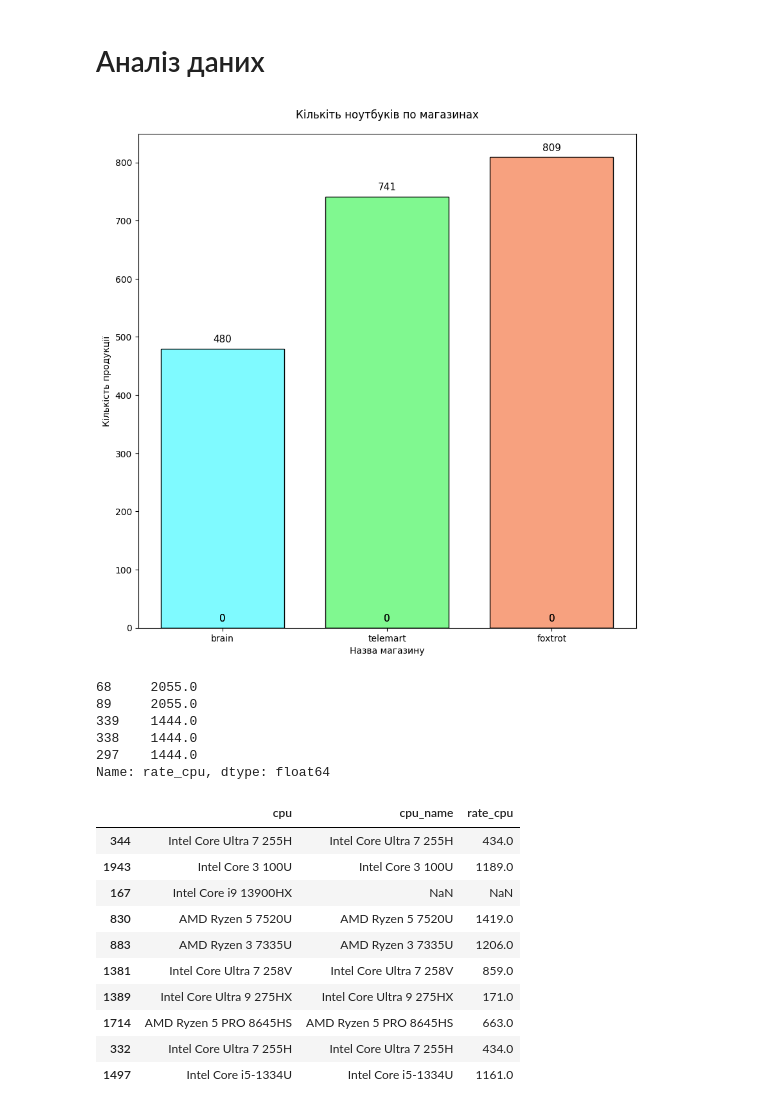
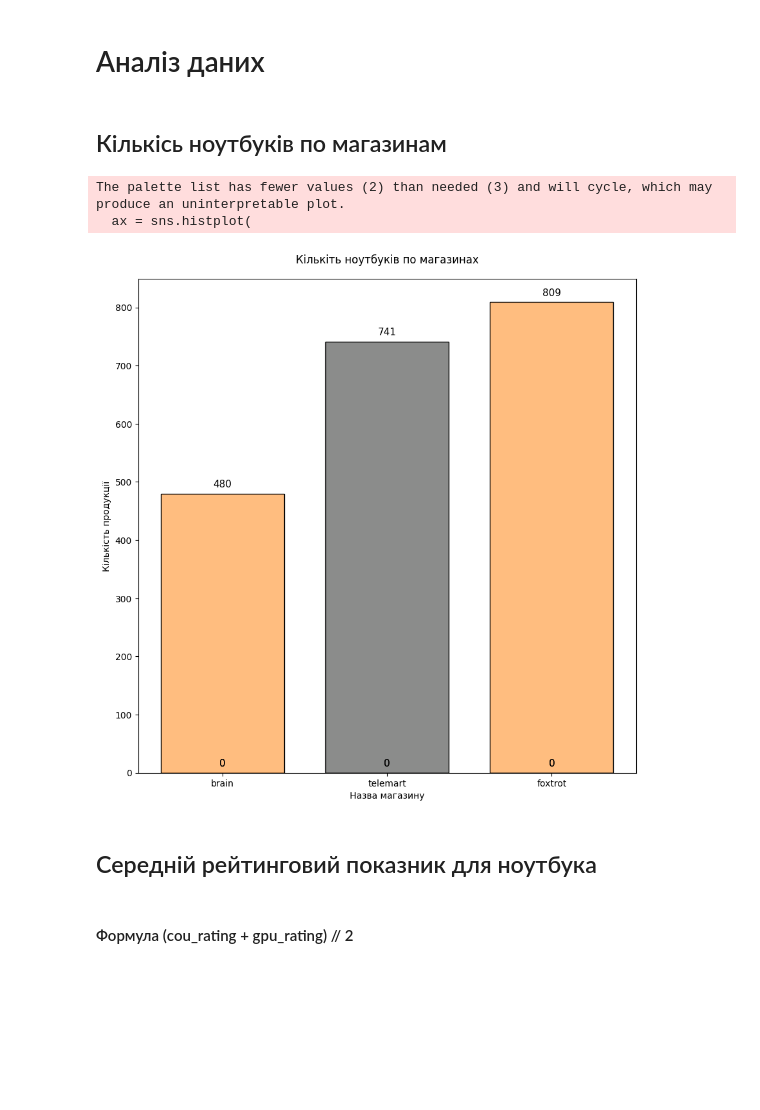
Before and after one commit to TopolyaNOT/laptop_analysis, a Jupyter notebook: test.ipynb, the cells around one changed output. Drawn from its saved outputs; the diff is of its cells as text; code cells hidden in the pictures; blank space fills up the shorter version.

```diff
--- a/test.ipynb
+++ b/test.ipynb
@@ -211,7 +115,6 @@ laptop_rating = laptop_rating.rename(columns={
     'full_name_y':'cpu_name',
     'full_name_x': 'laptop_name'}
     )
-laptop_rating[['rate_cpu', 'rate_gpu', 'cores', 'threads', 'year_cpu', 'year_gpu']] = laptop_rating[['rate_cpu', 'rate_gpu', 'cores', 'threads', 'year_cpu', 'year_gpu']]
 laptop_rating = laptop_rating.drop_duplicates()
 laptop_rating.info()
 # %% [output]
@@ -245,53 +148,48 @@ def get_spec(string: str, key: str) -> str | None:
         return None
 # %% [markdown]
 # Аналіз даних
+# %% [markdown]
+## Кількісь ноутбуків по магазинам
 # %%
-palette = ["#01F7FF", "#03F323", "#F14501"]
+from typing import cast
+import matplotlib.container as mcontainer
+
+
+palette = ["#FF7C01", "#181A18"]
 
 
 plt.figure(figsize=[10, 10])
 ax = sns.histplot(
     x='shop',
     data=laptop_rating,
     hue='shop',
     shrink=0.75,
     palette=palette,
     edgecolor='black',
     legend=False,
     cbar=True
 )
+
+
 for container in ax.containers:
-    ax.bar_label(container, fontsize=11, padding=5,
-                 label_type='edge', fmt='%d')
+    ax.bar_label(
+        cast(mcontainer.BarContainer, container),
+        fontsize=11,
+        padding=5,
+        label_type='edge',
+        fmt='%d'
+    )
 plt.title("Кількіть ноутбуків по магазинах", y=1.02)
 plt.xlabel("Назва магазину")
 plt.ylabel("Кількість продукції")
 plt.show()
 # %% [output]
+The palette list has fewer values (2) than needed (3) and will cycle, which may produce an uninterpretable plot.
+  ax = sns.histplot(
-[figure, old version]
+[figure, new version]
-# %%
-laptop_rating[laptop_rating['shop']=='brain']['rate_cpu'].sort_values(ascending=False).head()
-# %% [output]
-68     2055.0
-89     2055.0
-339    1444.0
-338    1444.0
-297    1444.0
-Name: rate_cpu, dtype: float64
+# %% [markdown]
+## Середній рейтинговий показник для ноутбука
+# %% [markdown]
+#### Формула  (cou_rating + gpu_rating) // 2
 # %%
 laptop_rating["avg_perf_score"] = (laptop_rating['rate_cpu'] + laptop_rating['rate_gpu']) // 2
-laptop_rating.sort_values(by=['avg_perf_score', 'price'])
-laptop_rating[['cpu', 'cpu_name', "rate_cpu"]].sample(10)
-# 'gpu', 'gpu_name', 'rate_gpu'
-# %% [output]
-|  | cpu | cpu_name | rate_cpu |
-| 344 | Intel Core Ultra 7 255H | Intel Core Ultra 7 255H | 434.0 |
-| 1943 | Intel Core 3 100U | Intel Core 3 100U | 1189.0 |
-| 167 | Intel Core i9 13900HX | NaN | NaN |
-| 830 | AMD Ryzen 5 7520U | AMD Ryzen 5 7520U | 1419.0 |
-| 883 | AMD Ryzen 3 7335U | AMD Ryzen 3 7335U | 1206.0 |
-| 1381 | Intel Core Ultra 7 258V | Intel Core Ultra 7 258V | 859.0 |
-| 1389 | Intel Core Ultra 9 275HX | Intel Core Ultra 9 275HX | 171.0 |
-| 1714 | AMD Ryzen 5 PRO 8645HS | AMD Ryzen 5 PRO 8645HS | 663.0 |
-| 332 | Intel Core Ultra 7 255H | Intel Core Ultra 7 255H | 434.0 |
-| 1497 | Intel Core i5-1334U | Intel Core i5-1334U | 1161.0 |
```
Also changed, not shown: parts of 15 cells of this notebook.
